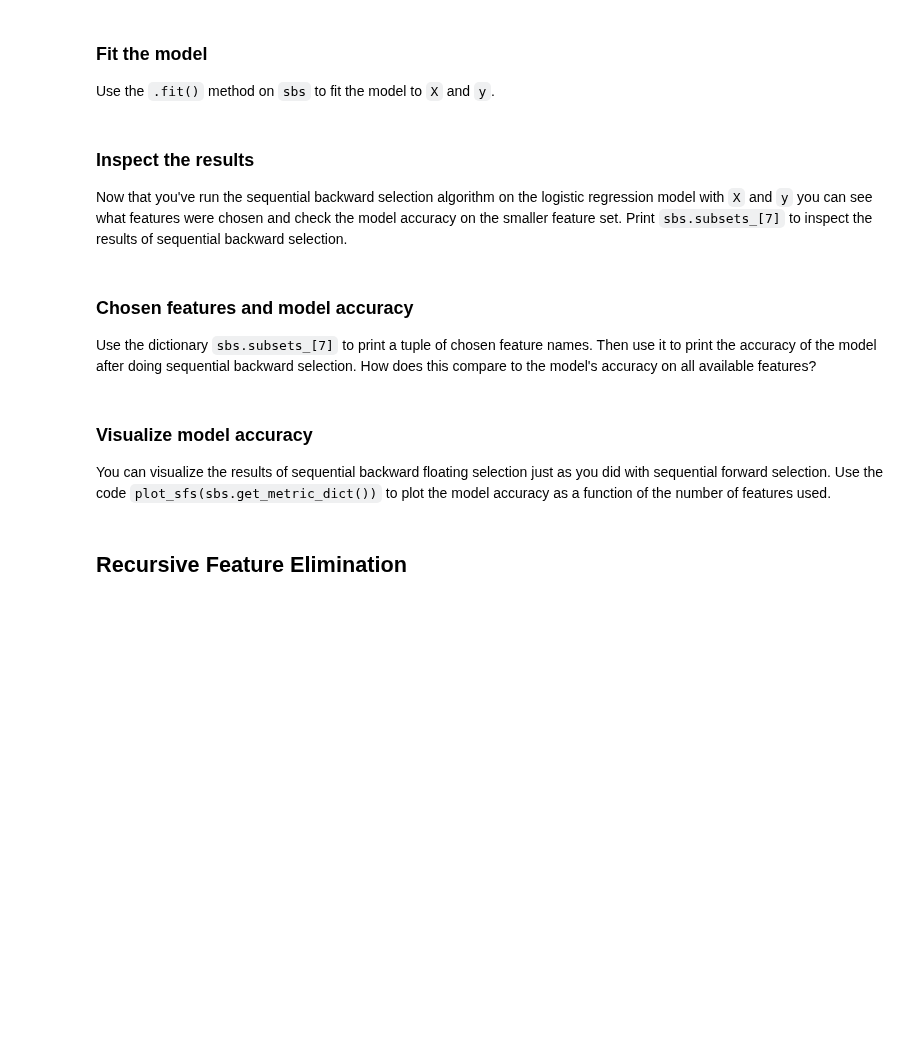
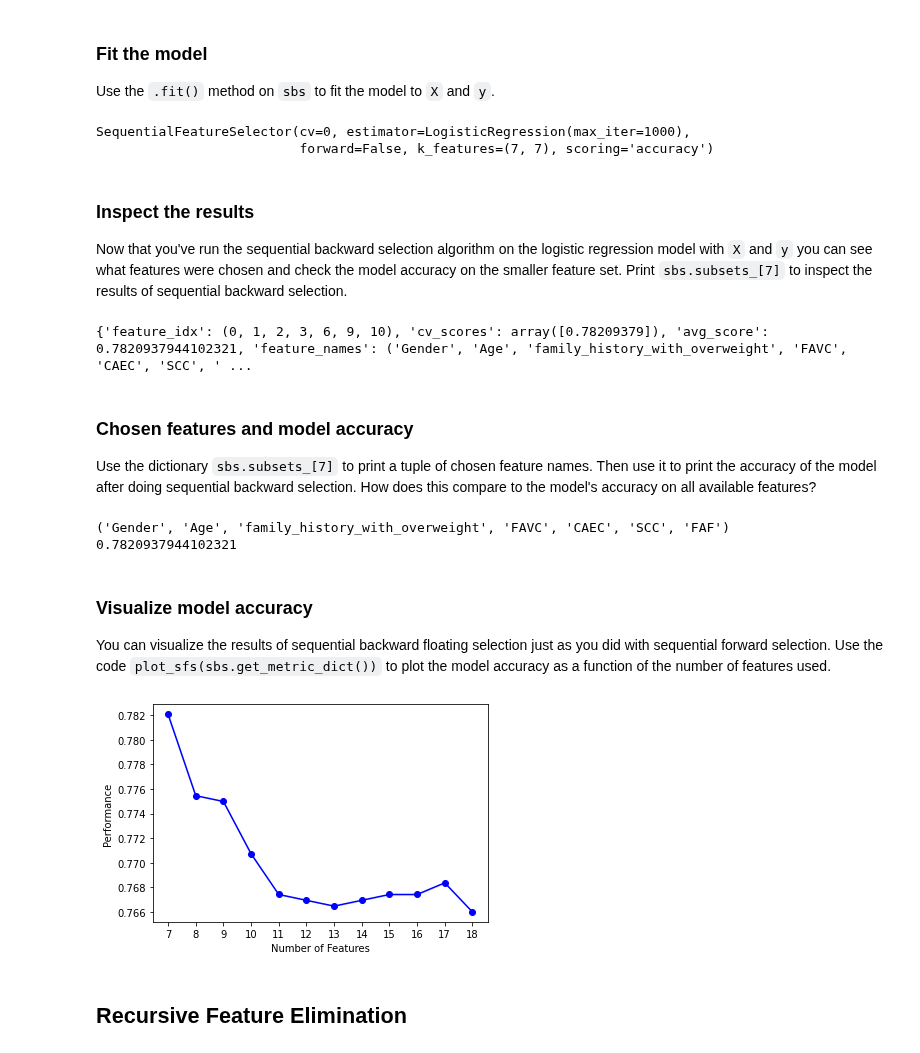
Before and after one commit to R0go/WrapperMethodsProject, a Jupyter notebook: wrapper_method_starter.ipynb, the cells around one changed output. Saved outputs shown, nothing was run; the diff lists cells and outputs as text; code cells hidden in the pictures; blank space fills up the shorter version.

Commit message:
completed sequential backward feature selection and recursive feature elimination

```diff
--- a/wrapper_method_starter.ipynb
+++ b/wrapper_method_starter.ipynb
@@ -153,22 +153,44 @@ Sequential forward selection was able to find a feature subset that performed ma
 Create a sequential backward selection model called `sbs`.
 * Be sure to set the `estimator` parameter to `lr` and set the `forward` and `floating` parameters to the appropriate values.
 * Also use the parameters `k_features=7`, `scoring='accuracy'`, and `cv=0`.
+# %%
+sbs = SFS(estimator = lr, forward=False, floating=False, k_features=7, scoring='accuracy', cv=0)
 # %% [markdown]
 ### Fit the model
 
 Use the `.fit()` method on `sbs` to fit the model to `X` and `y`.
+# %%
+sbs.fit(X,y)
+# %% [output]
+SequentialFeatureSelector(cv=0, estimator=LogisticRegression(max_iter=1000),
+                          forward=False, k_features=(7, 7), scoring='accuracy')
 # %% [markdown]
 ### Inspect the results
 
 Now that you've run the sequential backward selection algorithm on the logistic regression model with `X` and `y` you can see what features were chosen and check the model accuracy on the smaller feature set. Print `sbs.subsets_[7]` to inspect the results of sequential backward selection.
+# %%
+print(sbs.subsets_[7])
+# %% [output]
+{'feature_idx': (0, 1, 2, 3, 6, 9, 10), 'cv_scores': array([0.78209379]), 'avg_score': 0.7820937944102321, 'feature_names': ('Gender', 'Age', 'family_history_with_overweight', 'FAVC', 'CAEC', 'SCC', ' ...
 # %% [markdown]
 ### Chosen features and model accuracy
 
 Use the dictionary `sbs.subsets_[7]` to print a tuple of chosen feature names. Then use it to print the accuracy of the model after doing sequential backward selection. How does this compare to the model's accuracy on all available features?
+# %%
+print(sbs.subsets_[7]['feature_names'])
+print(sbs.subsets_[7]['avg_score'])
+# %% [output]
+('Gender', 'Age', 'family_history_with_overweight', 'FAVC', 'CAEC', 'SCC', 'FAF')
+0.7820937944102321
 # %% [markdown]
 ### Visualize model accuracy
 
 You can visualize the results of sequential backward floating selection just as you did with sequential forward selection. Use the code `plot_sfs(sbs.get_metric_dict())` to plot the model accuracy as a function of the number of features used.
+# %%
+plot_sfs(sbs.get_metric_dict())
+plt.show()
+# %% [output]
+[figure, added]
 # %% [markdown]
 ## Recursive Feature Elimination
 # %% [markdown]
```
Also changed, not shown: parts of 6 cells of this notebook.
